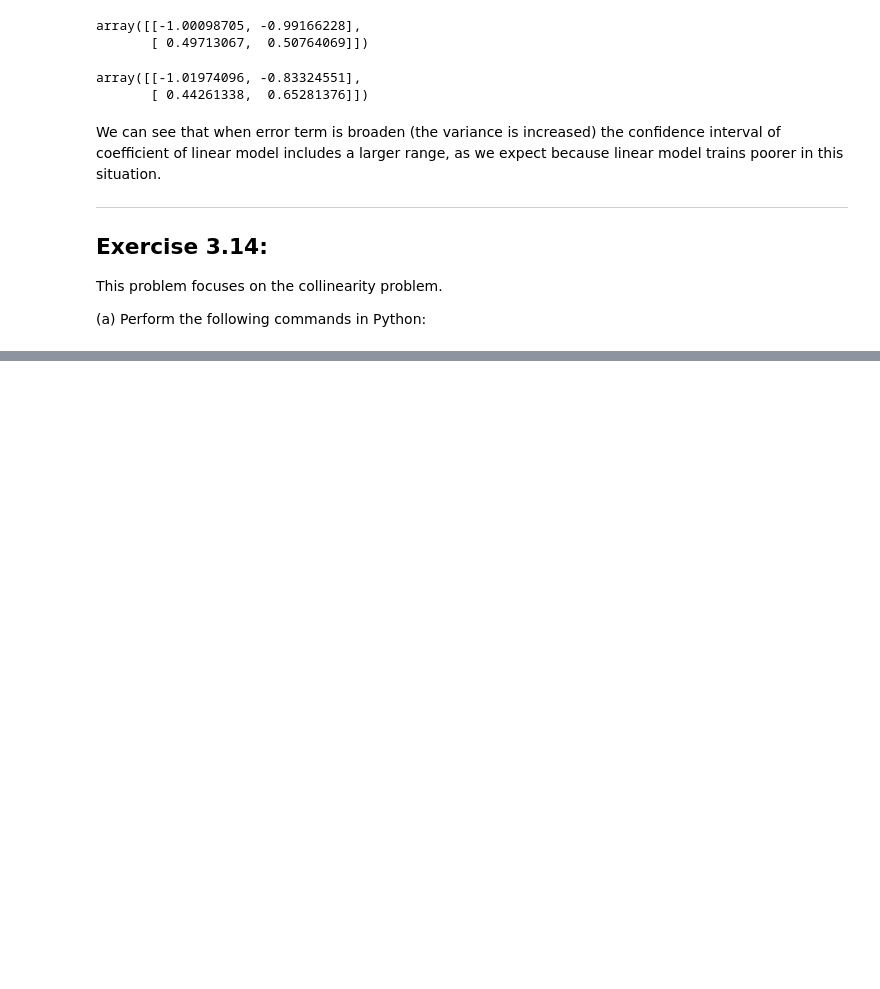
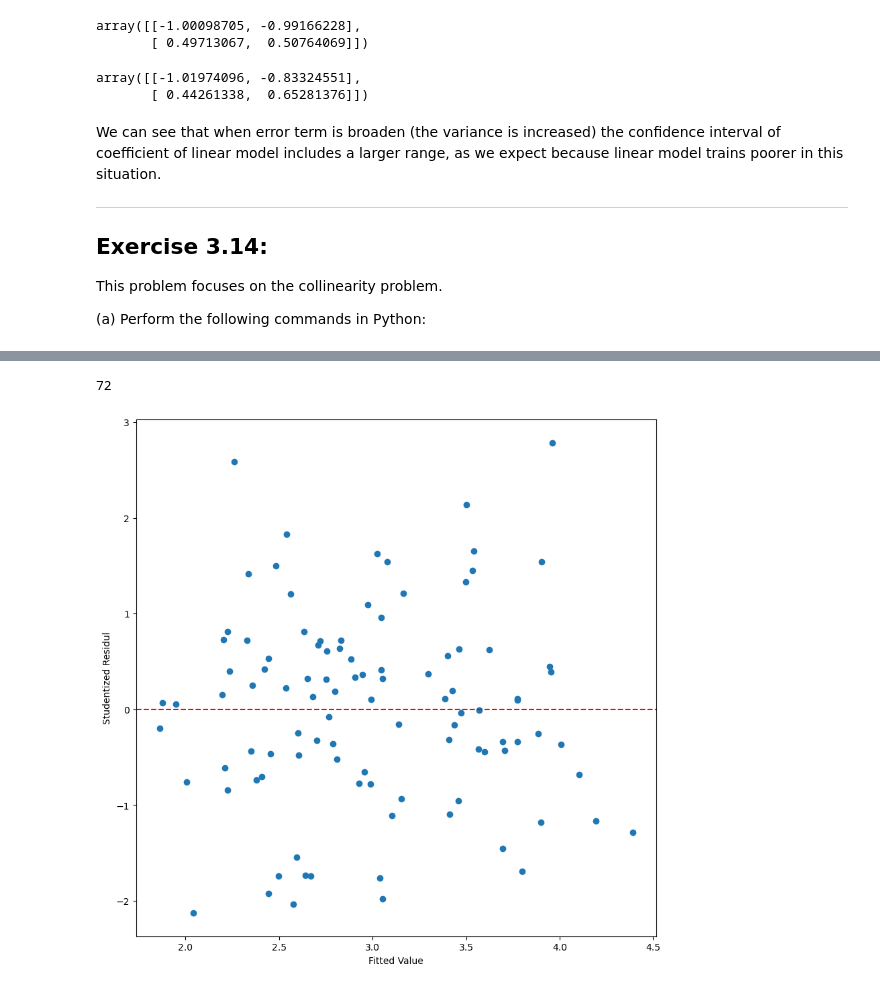
Before and after one commit to ki94mach/ISLP-Exercises, a Jupyter notebook: Chapter_03/Applied.ipynb, the cells around one changed output, grey strips where cells are left out. Drawn from its saved outputs; the diff is of its cells as text; code cells hidden in the pictures; blank space fills up the shorter version.

```diff
--- a/Chapter_03/Applied.ipynb
+++ b/Chapter_03/Applied.ipynb
@@ -1060,0 +1112,5 @@ y = 2 + 2 * x1 + 0.3 * x2 + rng.normal(size=100)
+# %%
+x1_con = sm.add_constant(x1)
+model = sm.OLS(y, x1_con)
+result = model.fit()
+result.summary()
@@ -1060,0 +1142,5 @@ y = 2 + 2 * x1 + 0.3 * x2 + rng.normal(size=100)
+# %%
+x2_con = sm.add_constant(x2)
+model = sm.OLS(y, x2_con)
+result = model.fit()
+result.summary()
@@ -1060,0 +1176,4 @@ y = 2 + 2 * x1 + 0.3 * x2 + rng.normal(size=100)
+# %%
+x1 = np.concatenate([x1, [0.1]])
+x2 = np.concatenate([x2, [0.8]])
+y = np.concatenate([y, [6]])
@@ -1060,0 +1182,8 @@ y = 2 + 2 * x1 + 0.3 * x2 + rng.normal(size=100)
+# %%
+X = pd.DataFrame()
+X['x1'] = x1
+X['x2'] = x2
+X_con = sm.add_constant(X)
+model = sm.OLS(y, X_con)
+result = model.fit()
+result.summary()
@@ -1060,0 +1211,11 @@ y = 2 + 2 * x1 + 0.3 * x2 + rng.normal(size=100)
+# %%
+fig, ax = plt.subplots(figsize=(10, 10))
+studentized_resid = result.outlier_test().iloc[:, 0]
+ax.scatter(result.fittedvalues, studentized_resid)
+ax.axhline(0, color='red', ls='--')
+ax.set_xlabel('Fitted Value')
+ax.set_ylabel('Studentized Residul')
+results.outlier_test().iloc[:, 0].idxmax()
+# %% [output]
+72
+[figure, added]
```
Also changed, not shown: parts of 51 cells of this notebook, 1 other file.
